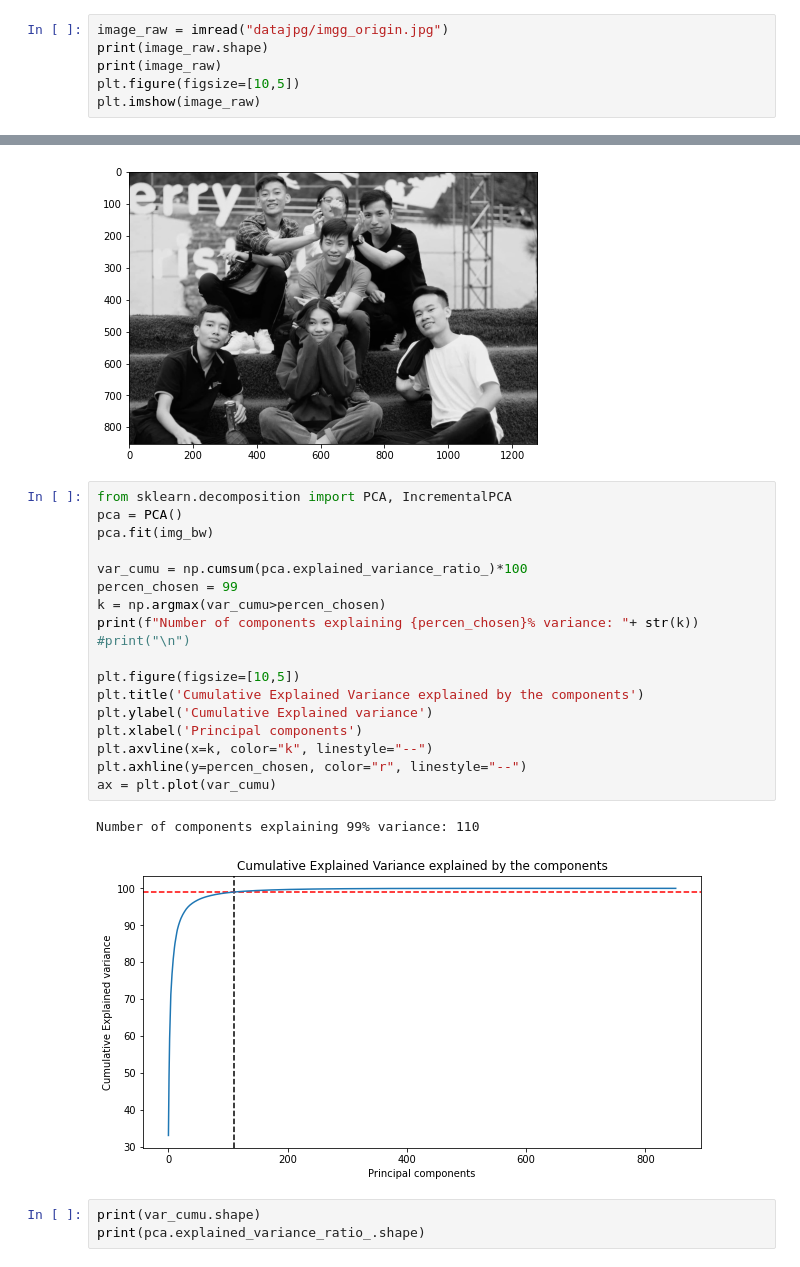
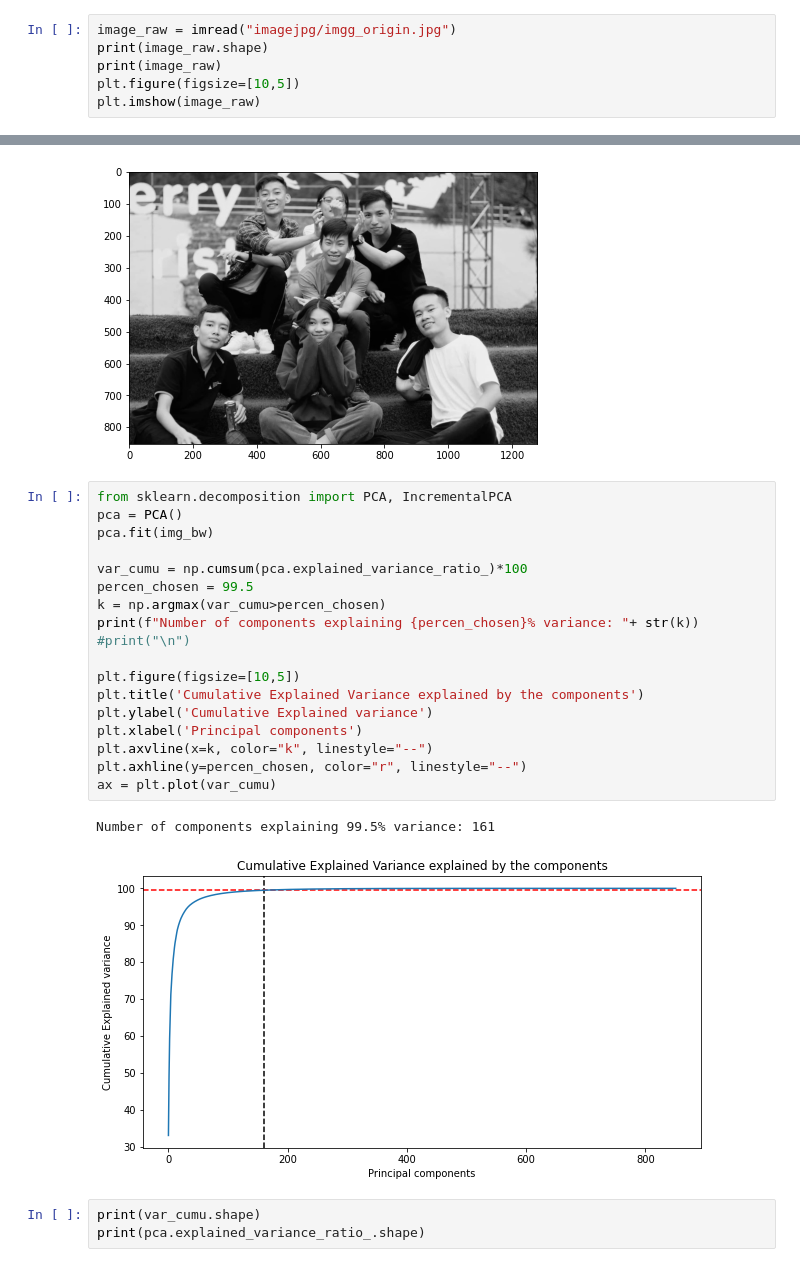
Before and after one commit to thaiph99/image-compression-with_PCA, a Jupyter notebook: demo_img_compression1.ipynb, the cells around one changed output, grey strips where cells are left out. Saved outputs shown, nothing was run; the diff lists cells and outputs as text.

```diff
--- a/demo_img_compression1.ipynb
+++ b/demo_img_compression1.ipynb
@@ -3,7 +3,7 @@ import numpy as np
 from matplotlib.image import imread
 import matplotlib.pyplot as plt
 # %%
-image_raw = imread("datajpg/imgg_origin.jpg")
+image_raw = imread("imagejpg/imgg_origin.jpg")
 print(image_raw.shape)
 print(image_raw)
 plt.figure(figsize=[10,5])
@@ -80,24 +80,24 @@ plt.imshow(img_bw, cmap=plt.cm.gray)
 # %%
 from sklearn.decomposition import PCA, IncrementalPCA
 pca = PCA()
 pca.fit(img_bw)
 
 var_cumu = np.cumsum(pca.explained_variance_ratio_)*100
-percen_chosen = 99
+percen_chosen = 99.5
 k = np.argmax(var_cumu>percen_chosen)
 print(f"Number of components explaining {percen_chosen}% variance: "+ str(k))
 #print("\n")
 
 plt.figure(figsize=[10,5])
 plt.title('Cumulative Explained Variance explained by the components')
 plt.ylabel('Cumulative Explained variance')
 plt.xlabel('Principal components')
 plt.axvline(x=k, color="k", linestyle="--")
 plt.axhline(y=percen_chosen, color="r", linestyle="--")
 ax = plt.plot(var_cumu)
 # %% [output]
-Number of components explaining 99% variance: 110
+Number of components explaining 99.5% variance: 161
-[figure, old version]
+[figure, new version]
 # %%
 print(var_cumu.shape)
 print(pca.explained_variance_ratio_.shape)
```
Also changed, not shown: parts of 2 cells of this notebook, 25 other files.
